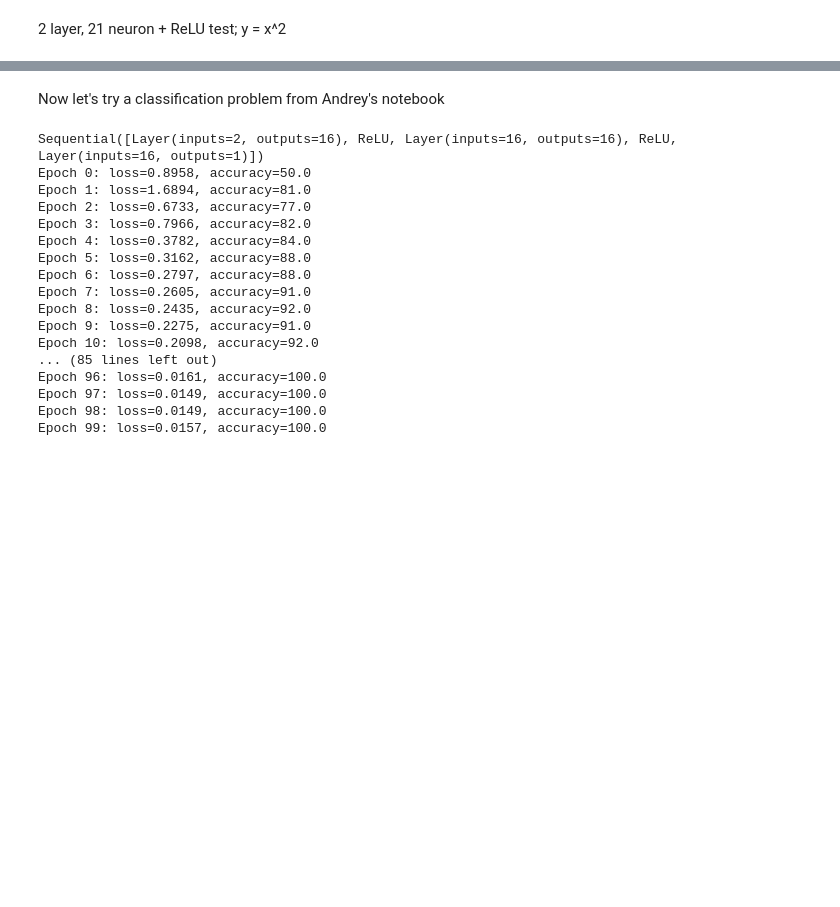
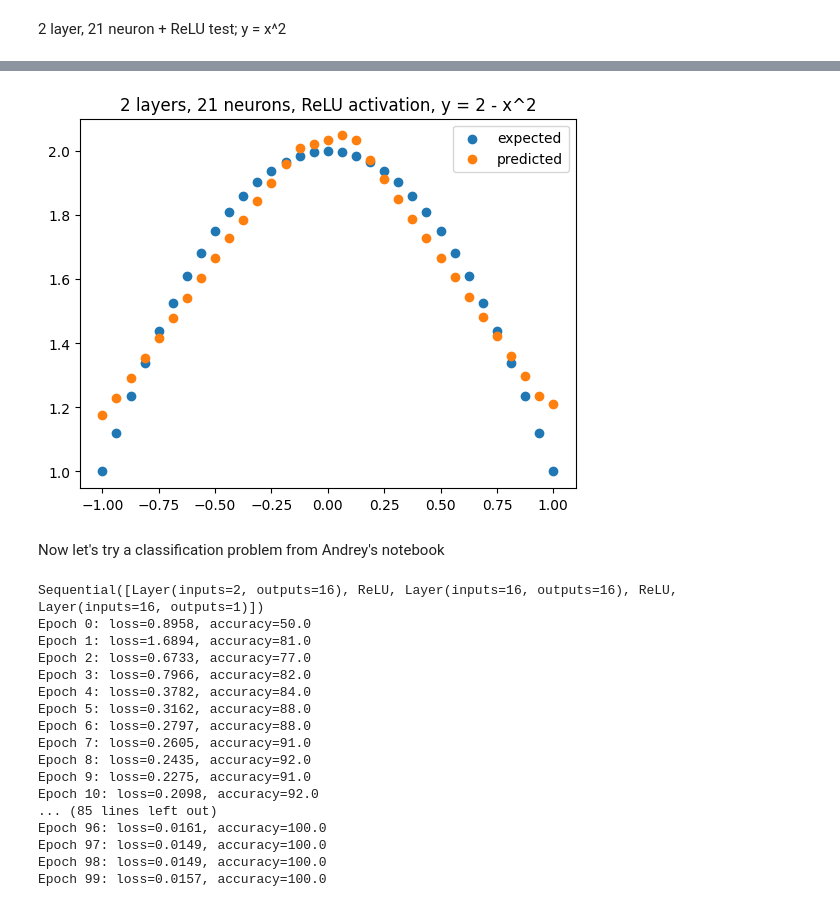
Before and after one commit to marcshepard/learning-neural-nets, a Jupyter notebook: backprop.ipynb, the cells around one changed output, grey strips where cells are left out. Saved outputs shown, nothing was run; the diff lists cells and outputs as text; code cells hidden in the pictures; blank space fills up the shorter version.

```diff
--- a/backprop.ipynb
+++ b/backprop.ipynb
@@ -126,32 +129,41 @@ Epoch 19: loss=0.0024
 # %%
 from backprop import *
 
-EPOCHS = 30
+EPOCHS = 10
 BATCH_SIZE = 16
 LR = .5
 LR_DECAY = 0.01
 random.seed(1337)
 
-test_name = "2 layers + ReLU activation, 1 input x^2"
+test_name = "2 layers, 21 neurons, ReLU activation, y = 2 - x^2"
 
 model = Sequential([Layer(1, 10), ReLU(), Layer(10, 10), ReLU(), Layer(10, 1)])
 print (model)
 print (f"Total parameters: {len(model.parameters())}")
-x_train = [[random.randint(-20, 20)] for _ in range(512)]
-y_train = [[x[0]**2] for x in x_train]
+
+# Train the model on 512 randomly generated data points -1 and 1
+x_train = [[random.uniform(-1, 1)] for _ in range(512)]
+y_train = [[2 - x[0]**2] for x in x_train]
 opt = SGD(model, lr=LR, gradient_cliping=1, lr_decay=LR_DECAY)
 fit (model, x_train, y_train, loss_fn=mse_loss, optimizer=opt, epochs=EPOCHS, batch_size=BATCH_SIZE, verbose=True)
 
-x_test = [[random.randint(-20, 20)] for _ in range(32)]
-y_test = [[x[0]**2] for x in x_test]
+# Test and visualize on 33 evenly spaced data points between -1 and 1
+x_test = [[(i-16)/16] for i in range(33)]
+y_test = [[2 - x[0]**2] for x in x_test]
 loss = test (model, x_test, y_test, loss_fn=mse_loss)[0].data
 
-if loss < 150:
+if loss < .01:
     print (f"{test_name} passed with MSE {loss:.4f}")
 else:
     print (f"{test_name} FAILED with MSE {loss:.4f}")
-    for x, y in zip(x_test, y_test):
-        print (f"\tInput: {x[0]}. Output: {model(x).data:.4f}. Expected: {y[0]}")
+
+# Plot x_test and y_test vs y_hat
+y_hat = [model(xi).data for xi in x_test]
+plt.scatter(x_test, y_test, label="expected")
+plt.scatter(x_test, y_hat, label="predicted")
+plt.title(test_name)
+plt.legend()
+plt.show()
 # %% [output]
 Sequential([Layer(inputs=1, outputs=10), ReLU, Layer(inputs=10, outputs=10), ReLU, Layer(inputs=10, outputs=1)])
 Total parameters: 141
@@ -173,3 +181,4 @@ Epoch 29: loss=83.9943
+[figure, added]
 # %% [markdown]
 Now let's try a classification problem from Andrey's notebook
 # %%
```
Also changed, not shown: parts of 2 cells of this notebook.
